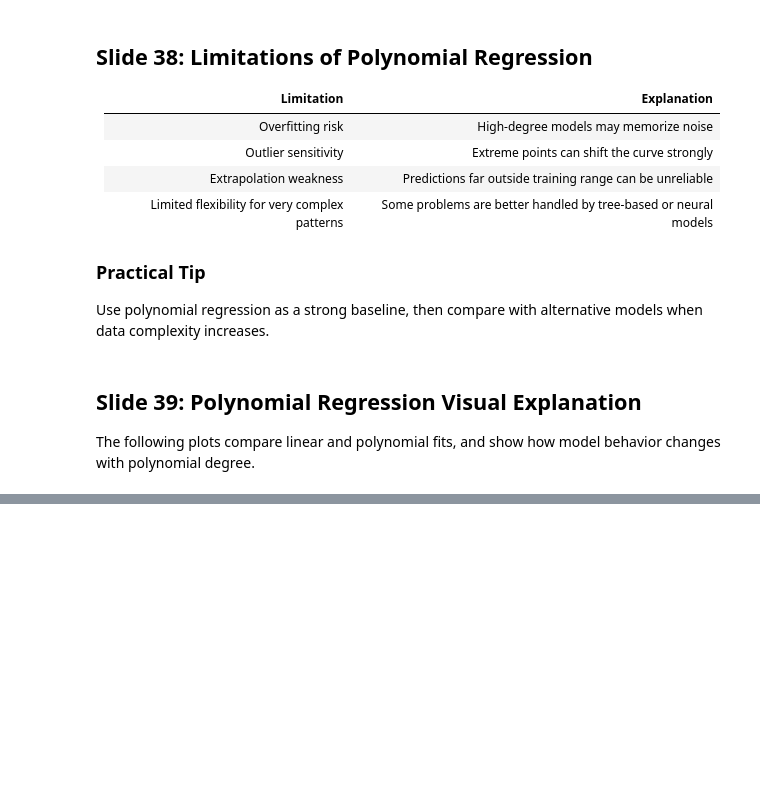
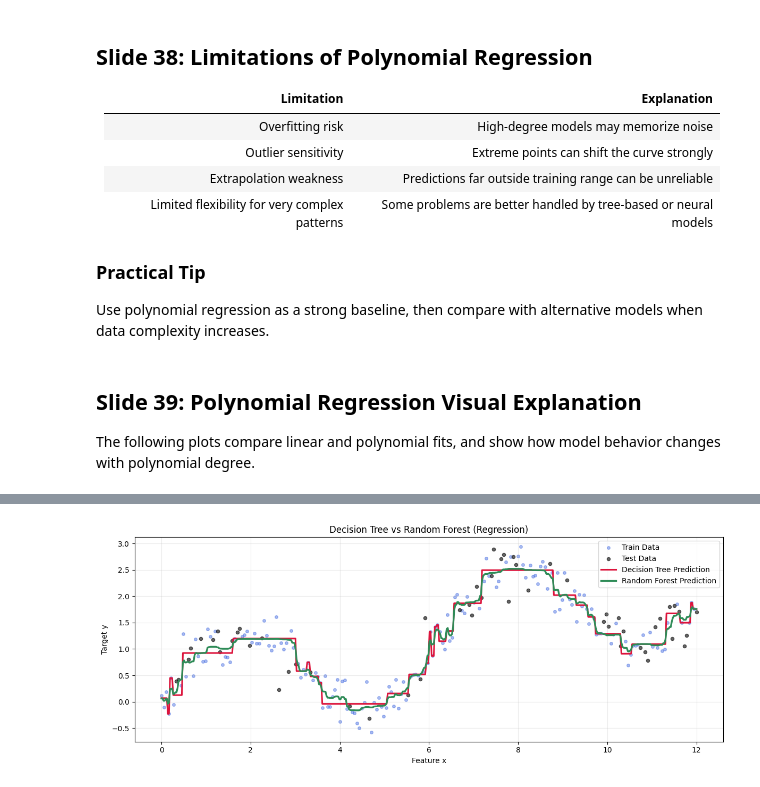
Before and after one commit to iksasa15/AI-ML, a Jupyter notebook: code/course.ipynb, the cells around one changed output, grey strips where cells are left out. Saved outputs shown, nothing was run; the diff lists cells and outputs as text; code cells hidden in the pictures; blank space fills up the shorter version.

```diff
--- a/code/course.ipynb
+++ b/code/course.ipynb
@@ -1316,0 +1694,73 @@ plt.show()
+# %%
+import numpy as np
+import matplotlib.pyplot as plt
+from sklearn.tree import DecisionTreeRegressor
+from sklearn.ensemble import RandomForestRegressor
+from sklearn.metrics import mean_squared_error, r2_score
+from sklearn.model_selection import train_test_split
+
+np.random.seed(12)
+
+# Synthetic non-linear regression data
+X = np.linspace(0, 12, 220).reshape(-1, 1)
+y = np.sin(X[:, 0]) + 0.2 * X[:, 0] + np.random.normal(0, 0.25, size=X.shape[0])
+
+X_train, X_test, y_train, y_test = train_test_split(X, y, test_size=0.25, random_state=12)
+
+# Models
+dt = DecisionTreeRegressor(max_depth=5, random_state=12)
+rf = RandomForestRegressor(n_estimators=250, max_depth=5, random_state=12)
+
+dt.fit(X_train, y_train)
+rf.fit(X_train, y_train)
+
+# Predictions on smooth grid
+x_grid = np.linspace(X.min(), X.max(), 500).reshape(-1, 1)
+y_dt = dt.predict(x_grid)
+y_rf = rf.predict(x_grid)
+
+# Test metrics
+dt_rmse = np.sqrt(mean_squared_error(y_test, dt.predict(X_test)))
+rf_rmse = np.sqrt(mean_squared_error(y_test, rf.predict(X_test)))
+dt_r2 = r2_score(y_test, dt.predict(X_test))
+rf_r2 = r2_score(y_test, rf.predict(X_test))
+
+# ---------- Plot 1: model curves ----------
+plt.figure(figsize=(12, 4.8))
+plt.scatter(X_train[:, 0], y_train, s=16, color='royalblue', alpha=0.45, label='Train Data')
+plt.scatter(X_test[:, 0], y_test, s=20, color='black', alpha=0.6, label='Test Data')
+plt.plot(x_grid[:, 0], y_dt, color='crimson', linewidth=2.2, label='Decision Tree Prediction')
+plt.plot(x_grid[:, 0], y_rf, color='seagreen', linewidth=2.4, label='Random Forest Prediction')
+plt.title('Decision Tree vs Random Forest (Regression)')
+plt.xlabel('Feature x')
+plt.ylabel('Target y')
+plt.grid(alpha=0.25)
+plt.legend()
+plt.tight_layout()
+plt.show()
+
+# ---------- Plot 2: metric comparison ----------
+labels = ['RMSE (lower better)', 'R² (higher better)']
+dt_vals = [dt_rmse, dt_r2]
+rf_vals = [rf_rmse, rf_r2]
+
+x_pos = np.arange(len(labels))
+width = 0.34
+
+plt.figure(figsize=(8.5, 4.8))
+plt.bar(x_pos - width/2, dt_vals, width=width, color='crimson', alpha=0.85, label='Decision Tree')
+plt.bar(x_pos + width/2, rf_vals, width=width, color='seagreen', alpha=0.85, label='Random Forest')
+
+for i, v in enumerate(dt_vals):
+    plt.text(i - width/2, v + (0.02 if i == 1 else 0.01), f'{v:.3f}', ha='center', fontsize=9)
+for i, v in enumerate(rf_vals):
+    plt.text(i + width/2, v + (0.02 if i == 1 else 0.01), f'{v:.3f}', ha='center', fontsize=9)
+
+plt.xticks(x_pos, labels)
+plt.title('Model Evaluation on Test Set')
+plt.grid(axis='y', alpha=0.25)
+plt.legend()
+plt.tight_layout()
+plt.show()
+# %% [output]
+[figure, added]
```
Also changed, not shown: parts of 20 cells of this notebook.
